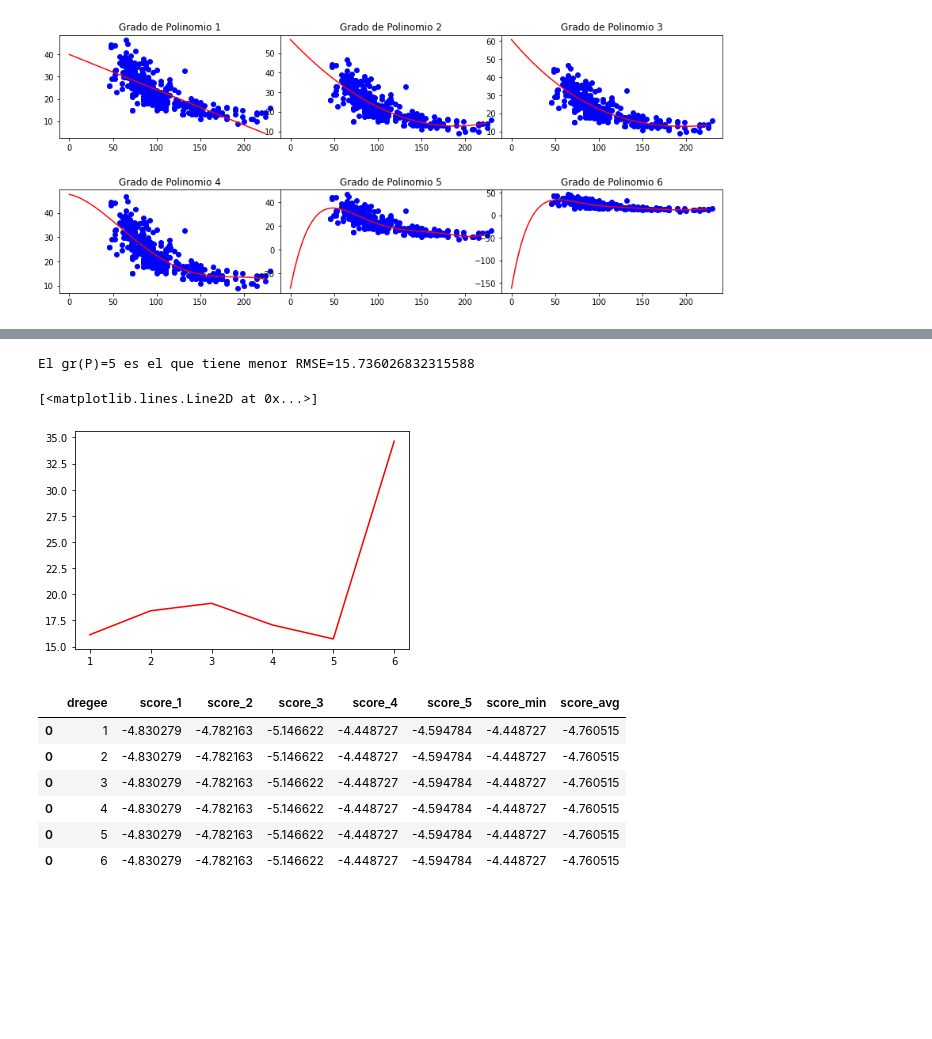
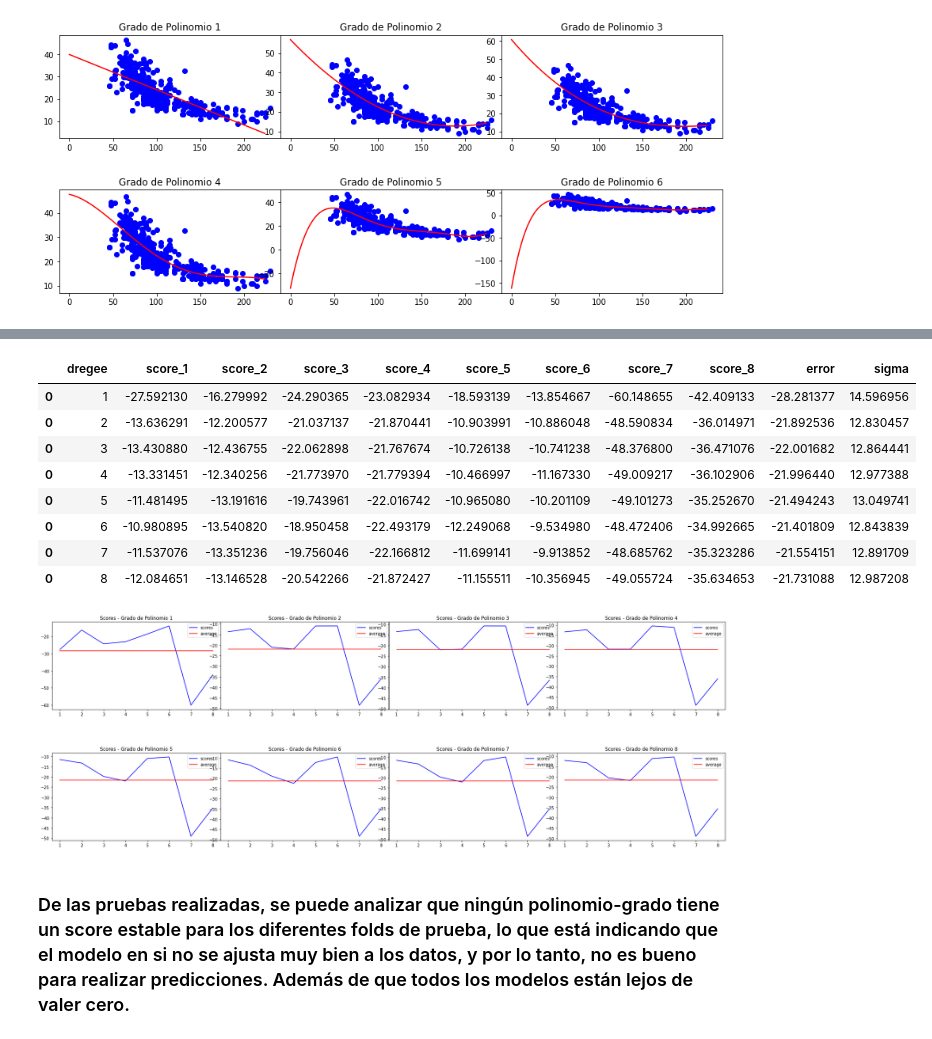
Before and after one commit to chavezma/untref_analisis_numerico, a Jupyter notebook: trabajo_practico_03.ipynb, the cells around one changed output, grey strips where cells are left out. Saved outputs shown, nothing was run; the diff lists cells and outputs as text; code cells hidden in the pictures; blank space fills up the shorter version.

```diff
--- a/trabajo_practico_03.ipynb
+++ b/trabajo_practico_03.ipynb
@@ -341,15 +341,6 @@ for deg in degrees:
     axs[deg-1].scatter(x, y, color='b')
     axs[deg-1].plot(x_vals, y_axis, color='r')
     axs[deg-1].set_title("Grado de Polinomio " + str(deg))
-
-    poly_mse = mean_squared_error(y, y_axis)
-    poly_rmse = np.sqrt(poly_mse)
-    rmses.append(poly_rmse)
-
-    # Cross-validation of degree
-    if min_rmse > poly_rmse:
-        min_rmse = poly_rmse
-        min_deg = deg
 # %% [output]
 [figure]
 # %% [markdown]
@@ -357,54 +360,61 @@ for deg in degrees:
-# %%
-print(f'El gr(P)={min_deg} es el que tiene menor RMSE={min_rmse}')
-
-plt.plot(degrees, rmses, color='r')
-# %% [output]
-El gr(P)=5 es el que tiene menor RMSE=15.736026832315588
-[<matplotlib.lines.Line2D at 0x...>]
-[figure, removed]
 # %%
 from sklearn.model_selection import cross_val_score, KFold
-
-x = df[['horsepower']]
-y = df[['mpg']]
-
-df_score = pd.DataFrame()
-
-degrees = np.arange(1, 7)
 
 def armar_reporte(df, deg, score):
     df_temp = pd.DataFrame({
         "dregee": [deg],
         "score_1": [score[0]],
         "score_2": [score[1]],
         "score_3": [score[2]],
         "score_4": [score[3]],
         "score_5": [score[4]],
-        "score_min": [max(score)],
-        "score_avg": [score.mean()]
+        "score_6": [score[5]],
+        "score_7": [score[6]],
+        "score_8": [score[7]],
+        "error": [np.average(score)],
+        "sigma": [np.std(score)]
     })
 
     df = pd.concat([df, df_temp])
     return df
 
+x = df[['horsepower']]
+y = df[['mpg']]
+
+df_score = pd.DataFrame()
+degrees = np.arange(1, 9)
+
+fig, axs = plt.subplots(2,4, figsize=(30, 10), facecolor='w', edgecolor='k')
+fig.subplots_adjust(hspace = .5, wspace=.001)
+axs = axs.ravel()
+
 for deg in degrees:
-    poly = PolynomialFeatures(degree=deg, include_bias=False)
-
-    x_train, x_test, y_train, y_test = train_test_split(x, y, test_size=0.2, random_state=0)
-    x_poly = poly.fit_transform(x_train)
+    # Generamos Polynomial Features
+    poly = PolynomialFeatures(degree=(deg), include_bias=False)
+    x_poly = poly.fit_transform(x.values)
 
     poly = LinearRegression()
-    kf = KFold(n_splits=5)
-    score = cross_val_score(poly, x_test, y_test, scoring="neg_root_mean_squared_error", cv=kf)
+    kf = KFold(n_splits=8)
+    scores = cross_val_score(poly, x_poly, y, scoring="neg_mean_squared_error", cv=kf)
 
-    df_score = armar_reporte(df_score, deg, score)
+    df_score = armar_reporte(df_score, deg, scores)
+
+    axs[deg-1].plot([1,2,3,4,5,6,7,8], scores, label='scores', color='b')
+    axs[deg-1].plot([1,2,3,4,5,6,7,8], [np.average(scores)]*8, label='average', color='r')
+    axs[deg-1].set_title("Scores - Grado de Polinomio " + str(deg))
+    axs[deg-1].legend()
 
 df_score
 # %% [output]
-|  | dregee | score_1 | score_2 | score_3 | score_4 | score_5 | score_min | score_avg |
-| 0 | 1 | -4.830279 | -4.782163 | -5.146622 | -4.448727 | -4.594784 | -4.448727 | -4.760515 |
-| 0 | 2 | -4.830279 | -4.782163 | -5.146622 | -4.448727 | -4.594784 | -4.448727 | -4.760515 |
-| 0 | 3 | -4.830279 | -4.782163 | -5.146622 | -4.448727 | -4.594784 | -4.448727 | -4.760515 |
-| 0 | 4 | -4.830279 | -4.782163 | -5.146622 | -4.448727 | -4.594784 | -4.448727 | -4.760515 |
-| 0 | 5 | -4.830279 | -4.782163 | -5.146622 | -4.448727 | -4.594784 | -4.448727 | -4.760515 |
-| 0 | 6 | -4.830279 | -4.782163 | -5.146622 | -4.448727 | -4.594784 | -4.448727 | -4.760515 |
+|  | dregee | score_1 | score_2 | score_3 | score_4 | score_5 | score_6 | score_7 | score_8 | error | sigma |
+| 0 | 1 | -27.592130 | -16.279992 | -24.290365 | -23.082934 | -18.593139 | -13.854667 | -60.148655 | -42.409133 | -28.281377 | 14.596956 |
+| 0 | 2 | -13.636291 | -12.200577 | -21.037137 | -21.870441 | -10.903991 | -10.886048 | -48.590834 | -36.014971 | -21.892536 | 12.830457 |
+| 0 | 3 | -13.430880 | -12.436755 | -22.062898 | -21.767674 | -10.726138 | -10.741238 | -48.376800 | -36.471076 | -22.001682 | 12.864441 |
+| 0 | 4 | -13.331451 | -12.340256 | -21.773970 | -21.779394 | -10.466997 | -11.167330 | -49.009217 | -36.102906 | -21.996440 | 12.977388 |
+| 0 | 5 | -11.481495 | -13.191616 | -19.743961 | -22.016742 | -10.965080 | -10.201109 | -49.101273 | -35.252670 | -21.494243 | 13.049741 |
+| 0 | 6 | -10.980895 | -13.540820 | -18.950458 | -22.493179 | -12.249068 | -9.534980 | -48.472406 | -34.992665 | -21.401809 | 12.843839 |
+| 0 | 7 | -11.537076 | -13.351236 | -19.756046 | -22.166812 | -11.699141 | -9.913852 | -48.685762 | -35.323286 | -21.554151 | 12.891709 |
+| 0 | 8 | -12.084651 | -13.146528 | -20.542266 | -21.872427 | -11.155511 | -10.356945 | -49.055724 | -35.634653 | -21.731088 | 12.987208 |
+[figure, added]
+# %% [markdown]
+### De las pruebas realizadas, se puede analizar que ningún polinomio-grado tiene un score estable para los diferentes folds de prueba, lo que está indicando que el modelo en si no se ajusta muy bien a los datos, y por lo tanto, no es bueno para realizar predicciones. Además de que todos los modelos están lejos de valer cero.
```
Also changed, not shown: parts of 2 cells of this notebook.
